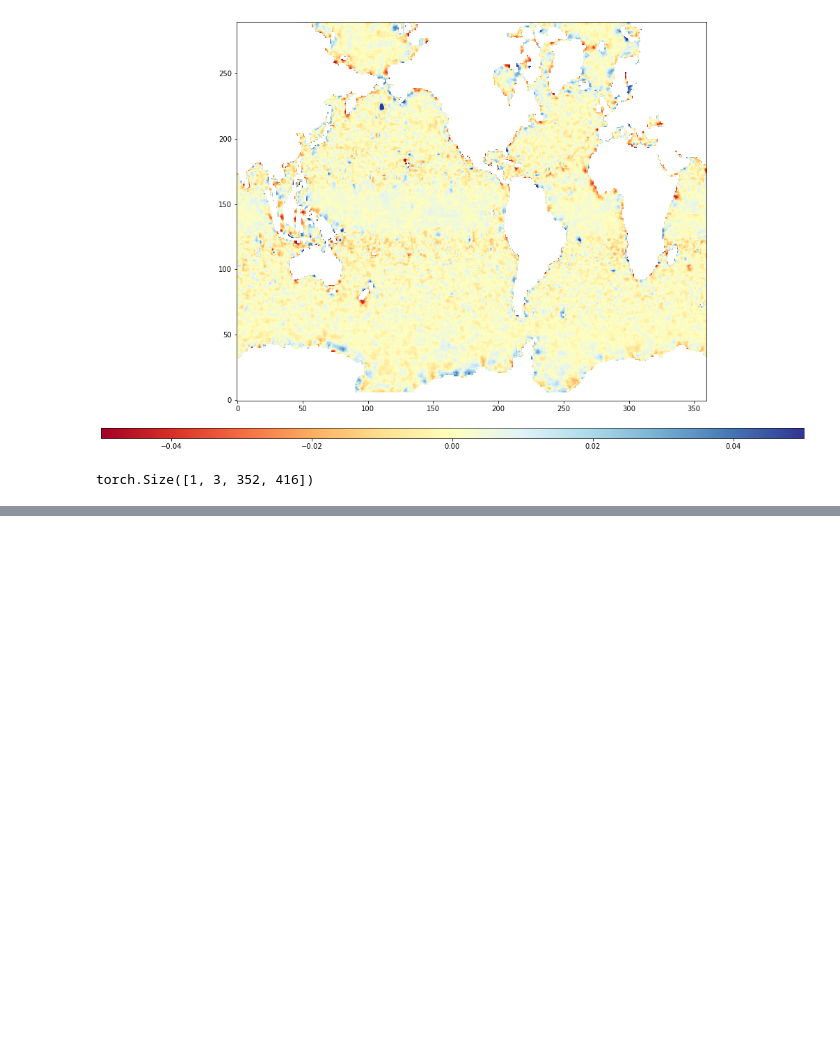
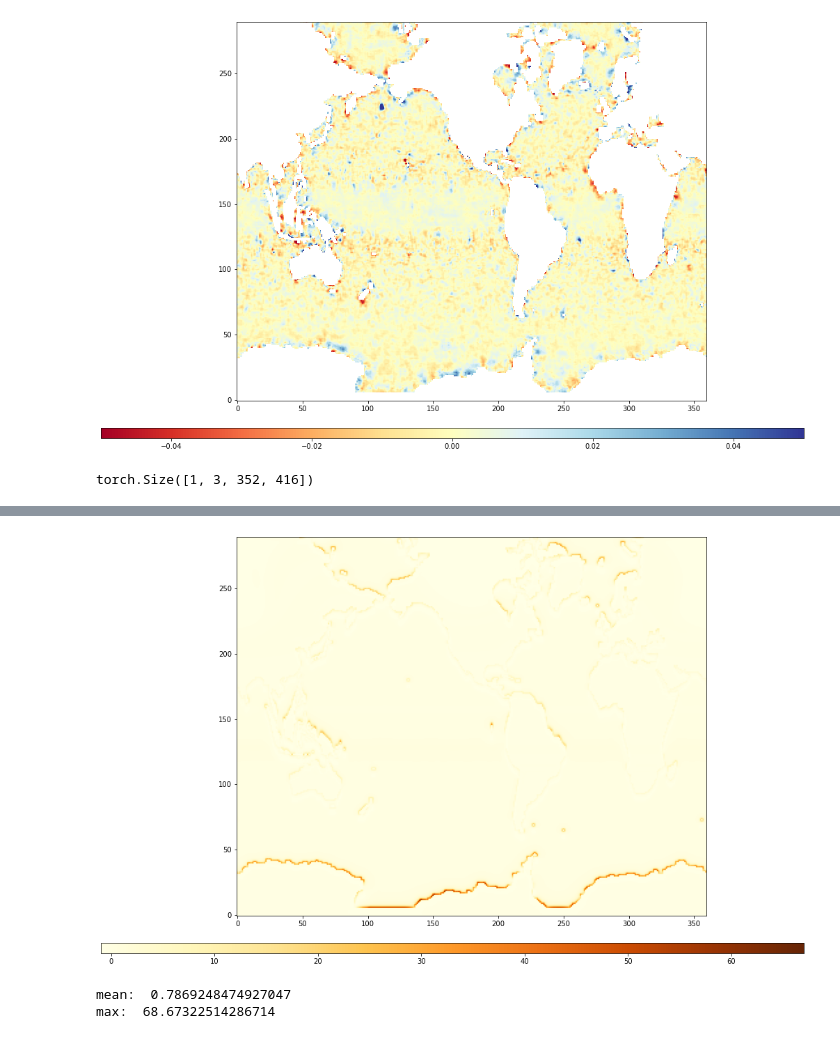
Before and after one commit to FolkeKS/DL-normalization, a Jupyter notebook: notebooks/nemo_plots.ipynb, the cells around one changed output, grey strips where cells are left out. Saved outputs shown, nothing was run; the diff lists cells and outputs as text; code cells hidden in the pictures; blank space fills up the shorter version.

```diff
--- a/notebooks/nemo_plots.ipynb
+++ b/notebooks/nemo_plots.ipynb
@@ -107,0 +108,28 @@ min:  -0.9897900870959545
+# %%
+dir_path=data_dir+"/train/X/"
+
+eps = np.empty((len(os.listdir(dir_path)),290,360))
+for i,file_list in enumerate(os.listdir(dir_path)):
+    X=np.load(dir_path+file_list)['arr_0']
+    X=torch.from_numpy(X[np.newaxis,:]).float()
+    Y=np.load(data_dir+"/train/Y/" + file_list.split(".")[0]+"_norm_coeffs.npz")['arr_0']
+    if i==0:
+        mask = np.where(Y[31:-31,28:-28]==0,True,False)
+    Y = Y[31:-31,28:-28]*std + mean
+    Y_pred = model.forward(X).detach().numpy()[0,0,31:-31,28:-28]*std + mean
+    aux = (Y_pred**2 - Y**2)/Y**2
+    eps[i,:,:] = np.ma.masked_array(aux, mask)
+# %%
+fig,axs = plt.subplots(figsize=(30, 10),ncols=1)
+c = axs.imshow(np.mean(eps,axis=0),origin="lower",vmin=-1,vmax=67,cmap="YlOrBr")
+cbar_ax = fig.add_axes([0.266, 0.05, 0.4673, 0.02])
+plt.colorbar(c,cax=cbar_ax,orientation='horizontal')
+plt.show()
+# %% [output]
+[figure, added]
+# %%
+print("mean: ",np.mean(np.abs(np.ma.masked_array(np.mean(eps,axis=0), mask))))
+print("max: ",np.max(np.abs(np.ma.masked_array(np.mean(eps,axis=0), mask))))
+# %% [output]
+mean:  0.7869248474927047
+max:  68.67322514286714
```
Also changed, not shown: parts of 5 cells of this notebook, 4 other files.
